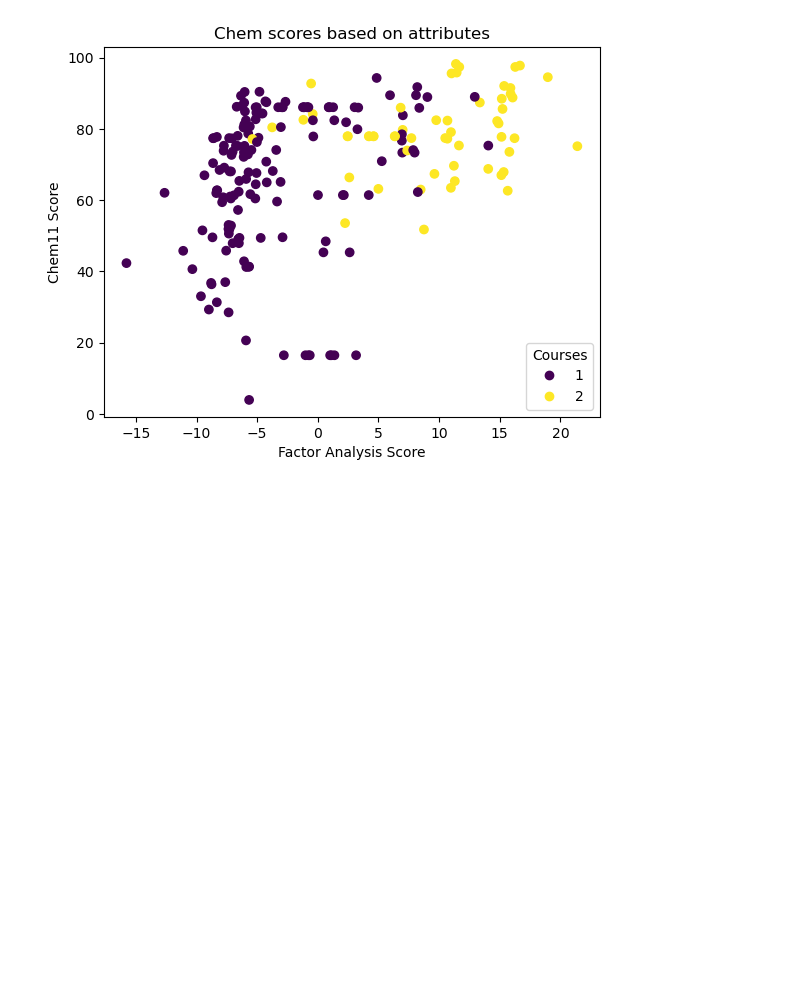
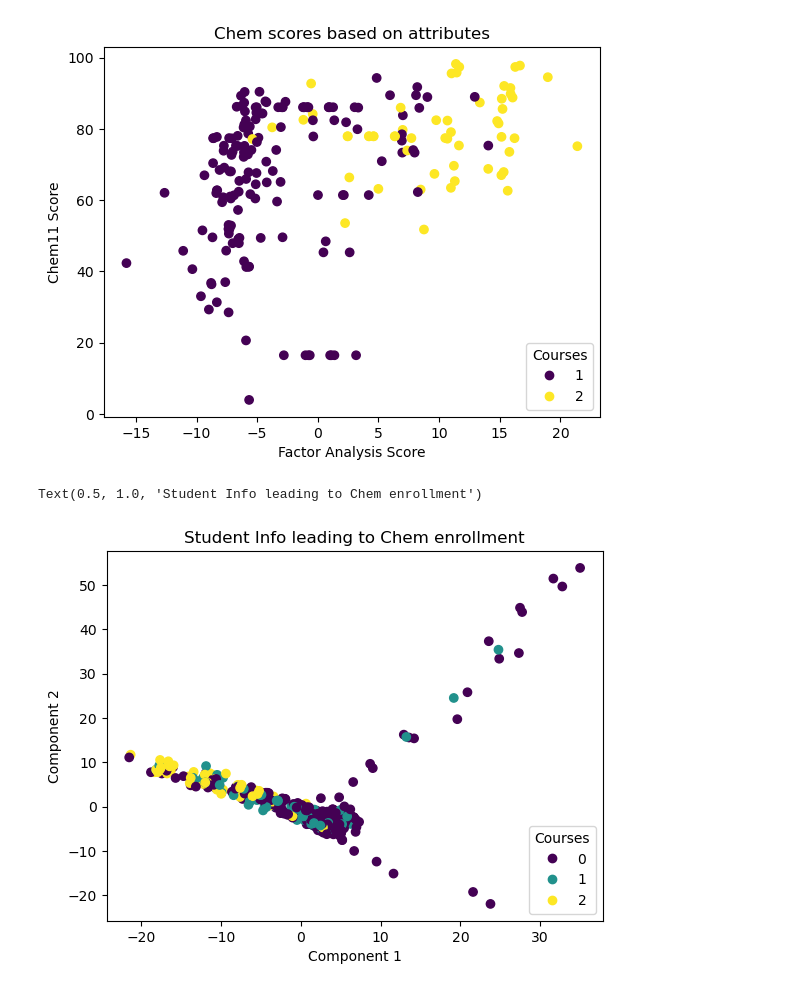
Before and after one commit to michaelzwartz/Science-Elective-Enrollment, a Jupyter notebook: Analysis.ipynb, the cells around one changed output. Cells and saved outputs as stored; diff of their text form; code cells hidden in the pictures; blank space fills up the shorter version.

```diff
--- a/Analysis.ipynb
+++ b/Analysis.ipynb
@@ -72,6 +72,45 @@ plt.title("Chem scores based on attributes")
 # %% [output]
 Text(0.5, 1.0, 'Chem scores based on attributes')
 [figure]
+# %%
+#drop chem course and score columns
+FAMD_df3 = df.drop(['chem11_score'], axis='columns')
+FAMD_df3_class = FAMD_df3.dropna()
+FAMD_df3_no_class = FAMD_df3_class.drop('chem11', axis = 'columns')
+
+
+#set up FAMD method
+famd2 = FAMD(
+     n_components=2,
+     n_iter=3,
+     copy=True,
+     check_input=True,
+     engine='sklearn',
+     random_state=42
+)
+
+famd2 =famd.fit(FAMD_df3_no_class)
+
+FAMD_2D = famd2.row_coordinates(FAMD_df3_no_class)
+
+#create graph of reduced component and chem score with colors for courses
+fig, ax = plt.subplots()
+#labels = {1: 'Chem 1', 2: 'Chem 1 Hon'}
+scatter = ax.scatter(FAMD_2D[0], FAMD_2D[1],
+                     c = FAMD_df3_class['chem11'])
+
+#create legend
+legend = ax.legend(*scatter.legend_elements(),
+                   title = 'Courses',
+                   loc = 'lower right')
+
+#Add labels to graph
+plt.xlabel('Component 1')
+plt.ylabel('Component 2')
+plt.title("Student Info leading to Chem enrollment")
+# %% [output]
+Text(0.5, 1.0, 'Student Info leading to Chem enrollment')
+[figure, added]
 # %%
 from sklearn.preprocessing import OneHotEncoder
 
```
Also changed, not shown: parts of 1 cell of this notebook.
